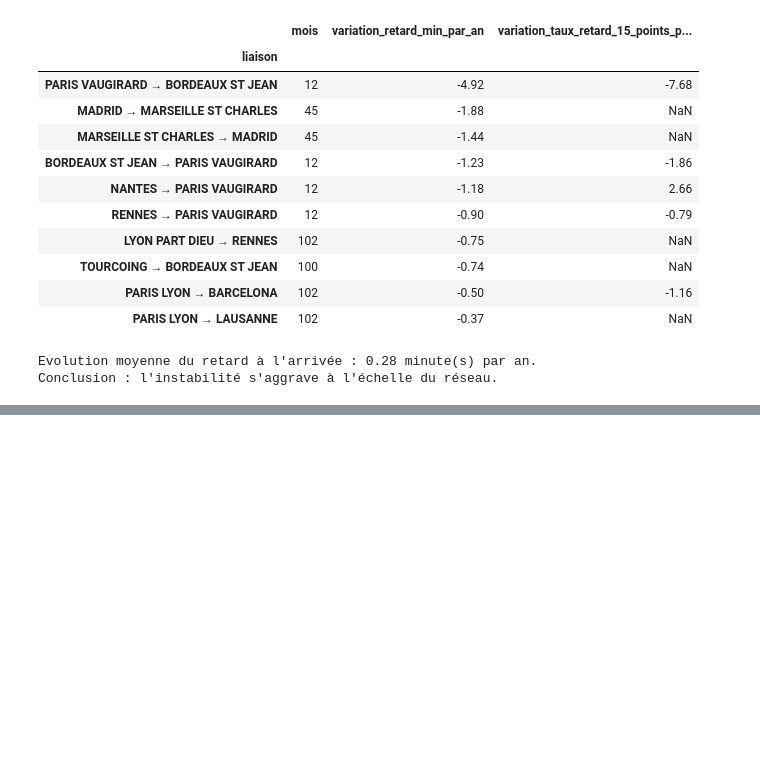
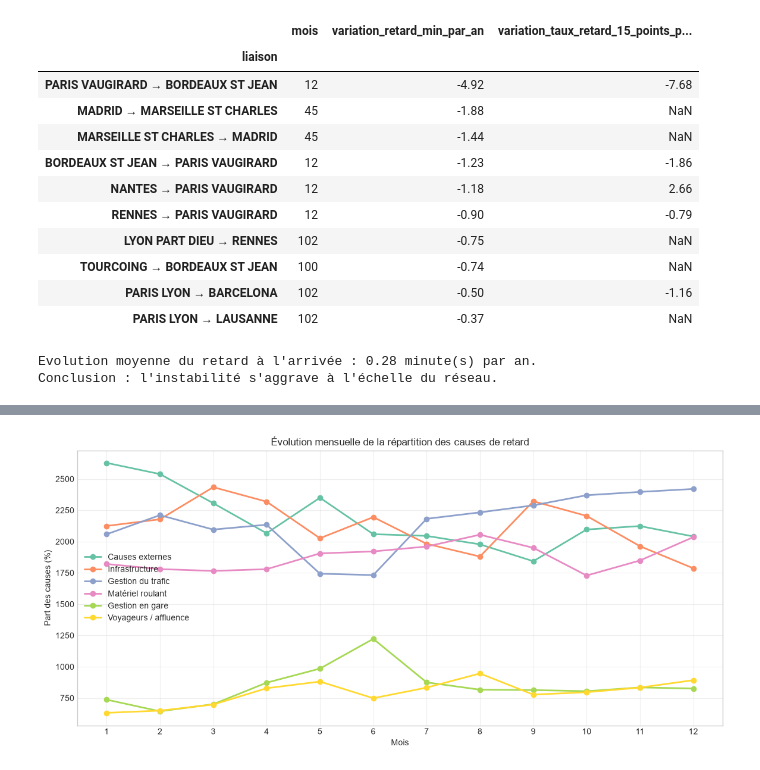
Before and after one commit to FaureArm/IA700_Project, a Jupyter notebook: notebooks/eda_aks.ipynb, the cells around one changed output, grey strips where cells are left out. Drawn from its saved outputs; the diff is of its cells as text; code cells hidden in the pictures; blank space fills up the shorter version.

Commit message:
add: season study

```diff
--- a/notebooks/eda_aks.ipynb
+++ b/notebooks/eda_aks.ipynb
@@ -319,0 +322,99 @@ Conclusion : l'instabilité s'aggrave à l'échelle du réseau.
+# %%
+# Analyse saisonnière des causes de retard
+import matplotlib.pyplot as plt
+
+cause_cols = [
+    "Prct retard pour causes externes",
+    "Prct retard pour cause infrastructure",
+    "Prct retard pour cause gestion trafic",
+    "Prct retard pour cause matériel roulant",
+    "Prct retard pour cause gestion en gare et réutilisation de matériel",
+    "Prct retard pour cause prise en compte voyageurs (affluence, gestions PSH, correspondances)",
+]
+
+cause_labels = {
+    cause_cols[0]: "Causes externes",
+    cause_cols[1]: "Infrastructure",
+    cause_cols[2]: "Gestion du trafic",
+    cause_cols[3]: "Matériel roulant",
+    cause_cols[4]: "Gestion en gare",
+    cause_cols[5]: "Voyageurs / affluence",
+}
+
+season_map = {
+    12: "Hiver", 1: "Hiver", 2: "Hiver",
+    3: "Printemps", 4: "Printemps", 5: "Printemps",
+    6: "Été", 7: "Été", 8: "Été",
+    9: "Automne", 10: "Automne", 11: "Automne",
+}
+
+season_order = ["Hiver", "Printemps", "Été", "Automne"]
+
+seasonal_df = df.copy()
+seasonal_df["_date"] = dates
+seasonal_df["_mois"] = seasonal_df["_date"].dt.month
+seasonal_df["Saison"] = seasonal_df["_mois"].map(season_map)
+
+# Pondération par le nombre de trains effectivement retardés à l'arrivée
+delayed = "Nombre de trains en retard à l'arrivée"
+seasonal_df["_trains_retardes"] = seasonal_df[delayed].clip(lower=0)
+
+seasonal_causes = {}
+for cause in cause_cols:
+    seasonal_df[f"_{cause}"] = (
+        seasonal_df[cause].fillna(0) * seasonal_df["_trains_retardes"]
+    )
+
+for season in season_order:
+    subset = seasonal_df[seasonal_df["Saison"] == season]
+    total_delayed = subset["_trains_retardes"].sum()
+    seasonal_causes[season] = {
+        cause_labels[cause]: 100 * subset[f"_{cause}"].sum() / total_delayed
+        for cause in cause_cols
+    }
+
+seasonal_causes = pd.DataFrame(seasonal_causes).T[cause_labels.values()]
+
+print("Répartition moyenne pondérée des causes de retard (%) :")
+display(seasonal_causes.round(2))
+
+# Comparaison des indicateurs de retard
+seasonal_delays = (
+    seasonal_df.groupby("Saison")
+    .agg(
+        retard_arrivee=(arrival_delay, "mean"),
+        taux_annulation=(cancelled, "sum"),
+        trains_retardes=("_trains_retardes", "sum"),
+    )
+    .reindex(season_order)
+)
+
+print("Indicateurs de retard par saison :")
+display(seasonal_delays.round(2))
+
+# Évolution mensuelle des principales causes
+monthly_causes = {}
+for cause in cause_cols:
+    numerator = seasonal_df.groupby("_mois")[f"_{cause}"].sum()
+    denominator = seasonal_df.groupby("_mois")["_trains_retardes"].sum()
+    monthly_causes[cause_labels[cause]] = 100 * numerator / denominator
+
+monthly_causes = pd.DataFrame(monthly_causes).sort_index()
+
+ax = monthly_causes.plot(
+    figsize=(14, 6),
+    marker="o",
+    linewidth=2,
+    title="Évolution mensuelle de la répartition des causes de retard"
+)
+ax.set_xlabel("Mois")
+ax.set_ylabel("Part des causes (%)")
+ax.set_xticks(range(1, 13))
+ax.grid(alpha=0.3)
+plt.show()
+
+# Cause dominante selon la saison
+dominant_causes = seasonal_causes.idxmax(axis=1)
+print("Cause dominante par saison :")
+display(dominant_causes.to_frame("cause_dominante"))
+# %% [output]
@@ -319,0 +434 @@ Conclusion : l'instabilité s'aggrave à l'échelle du réseau.
+[figure, added]
```
Also changed, not shown: parts of 4 cells of this notebook.
